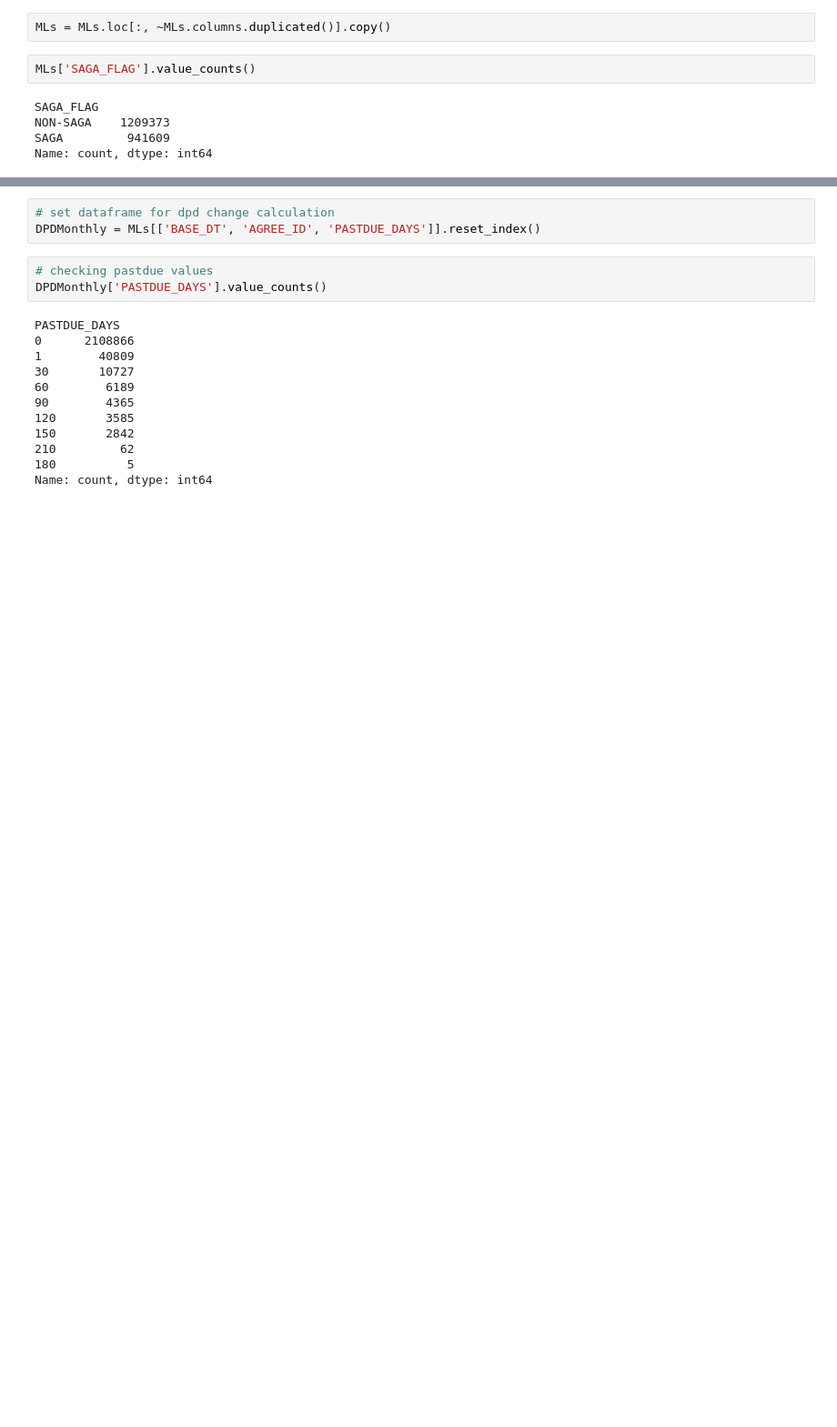
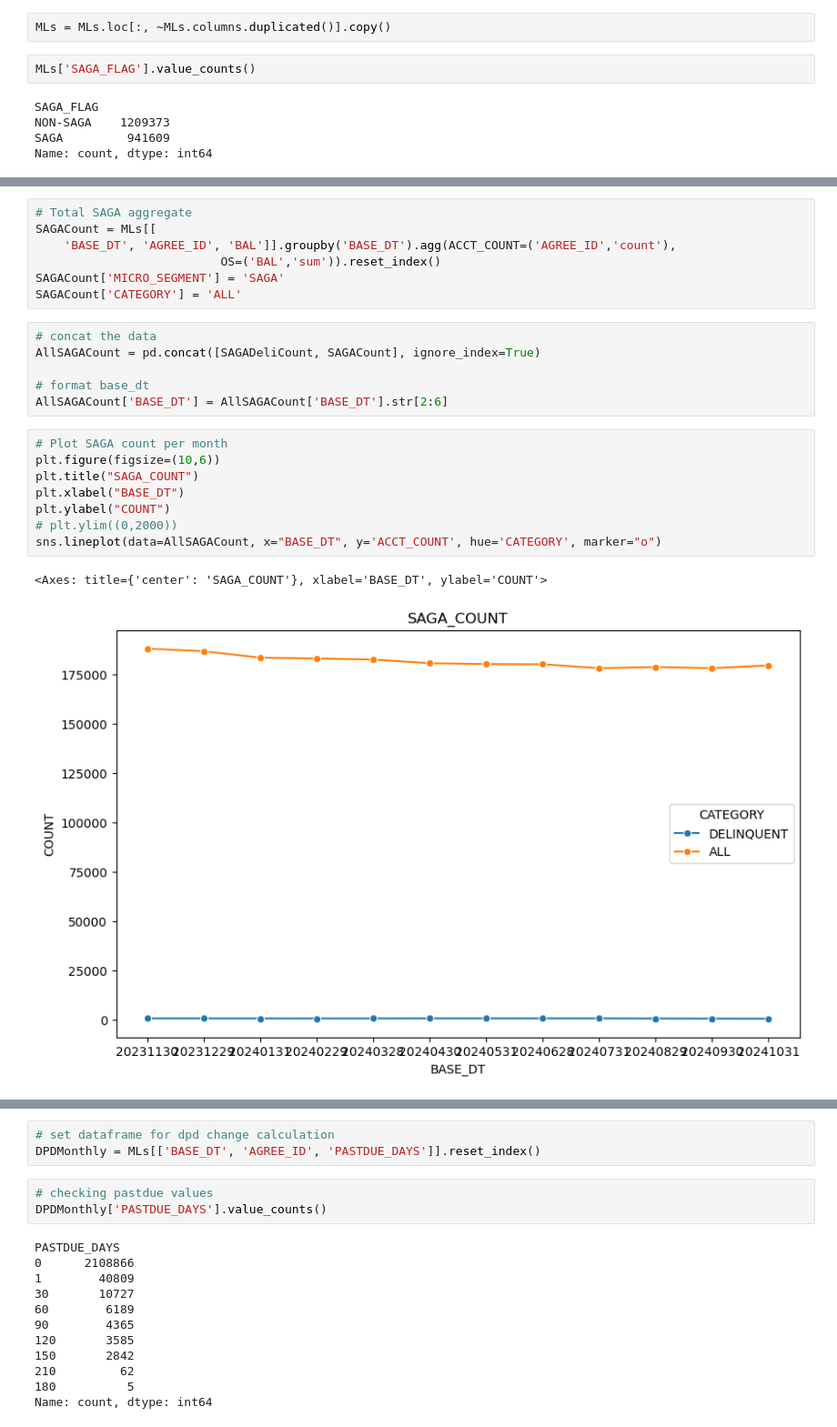
Before and after one commit to Sinxisx/Credit-Card-Analysis, a Jupyter notebook: Scratch.ipynb, the cells around one changed output, grey strips where cells are left out. Shown: that part at 91% size. Cells and saved outputs as stored; diff of their text form; blank space fills up the shorter version.

```diff
--- a/Scratch.ipynb
+++ b/Scratch.ipynb
@@ -221,0 +234,24 @@ sns.lineplot(data=AllDeliCount, x="BASE_DT", y='ACCT_COUNT', hue='MICRO_SEGMENT'
+# %%
+# Total SAGA aggregate
+SAGACount = MLs[[
+    'BASE_DT', 'AGREE_ID', 'BAL']].groupby('BASE_DT').agg(ACCT_COUNT=('AGREE_ID','count'),
+                          OS=('BAL','sum')).reset_index()
+SAGACount['MICRO_SEGMENT'] = 'SAGA'
+SAGACount['CATEGORY'] = 'ALL'
+# %%
+# concat the data
+AllSAGACount = pd.concat([SAGADeliCount, SAGACount], ignore_index=True)
+
+# format base_dt
+AllSAGACount['BASE_DT'] = AllSAGACount['BASE_DT'].str[2:6]
+# %%
+# Plot SAGA count per month
+plt.figure(figsize=(10,6))
+plt.title("SAGA_COUNT")
+plt.xlabel("BASE_DT")
+plt.ylabel("COUNT")
+# plt.ylim((0,2000))
+sns.lineplot(data=AllSAGACount, x="BASE_DT", y='ACCT_COUNT', hue='CATEGORY', marker="o")
+# %% [output]
+<Axes: title={'center': 'SAGA_COUNT'}, xlabel='BASE_DT', ylabel='COUNT'>
+[figure, added]
```
Also changed, not shown: parts of 23 cells of this notebook.
